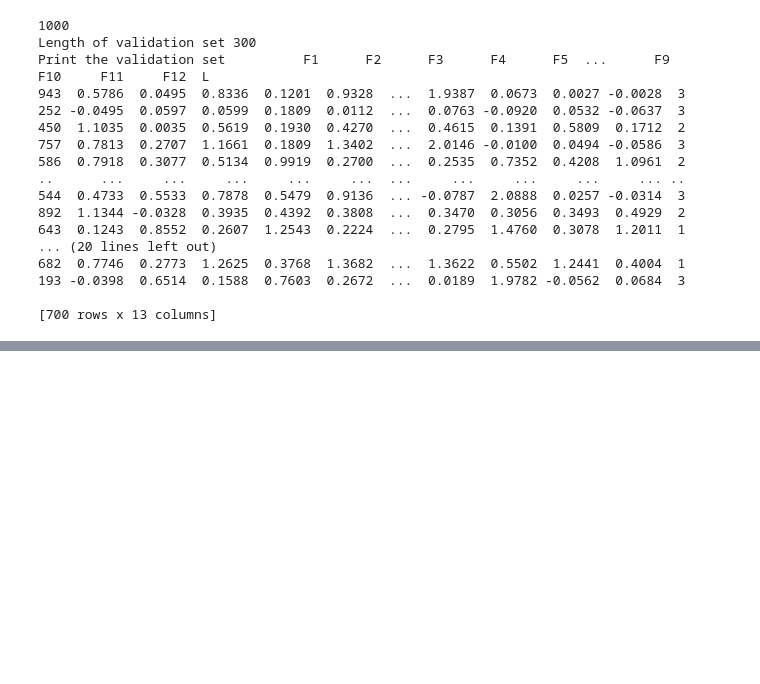
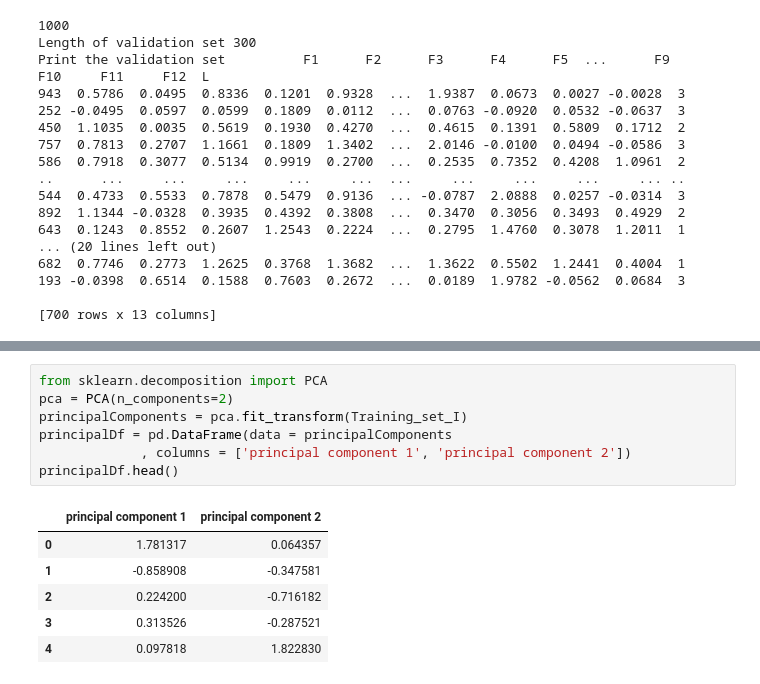
Before and after one commit to AVI18794/Machine--Learning-, a Jupyter notebook: Assignment.ipynb, the cells around one changed output, grey strips where cells are left out. Drawn from its saved outputs; the diff is of its cells as text; blank space fills up the shorter version.

```diff
--- a/Assignment.ipynb
+++ b/Assignment.ipynb
@@ -127,0 +148,14 @@ Print the validation set          F1      F2      F3      F4      F5  ...      F
+# %%
+from sklearn.decomposition import PCA
+pca = PCA(n_components=2)
+principalComponents = pca.fit_transform(Training_set_I)
+principalDf = pd.DataFrame(data = principalComponents
+             , columns = ['principal component 1', 'principal component 2'])
+principalDf.head()
+# %% [output]
+|  | principal component 1 | principal component 2 |
+| 0 | 1.781317 | 0.064357 |
+| 1 | -0.858908 | -0.347581 |
+| 2 | 0.224200 | -0.716182 |
+| 3 | 0.313526 | -0.287521 |
+| 4 | 0.097818 | 1.822830 |
```
Also changed, not shown: parts of 3 cells of this notebook.
